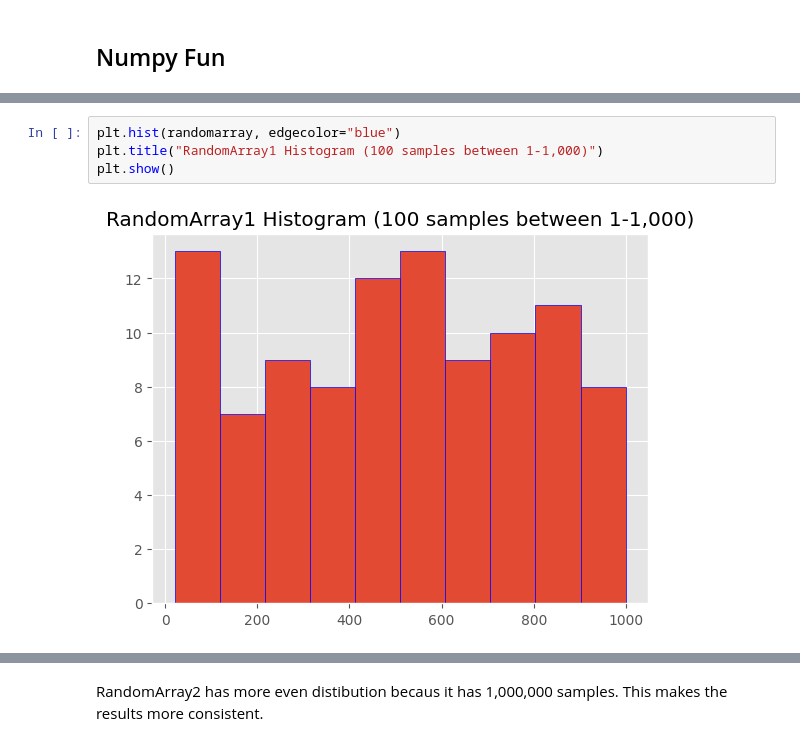
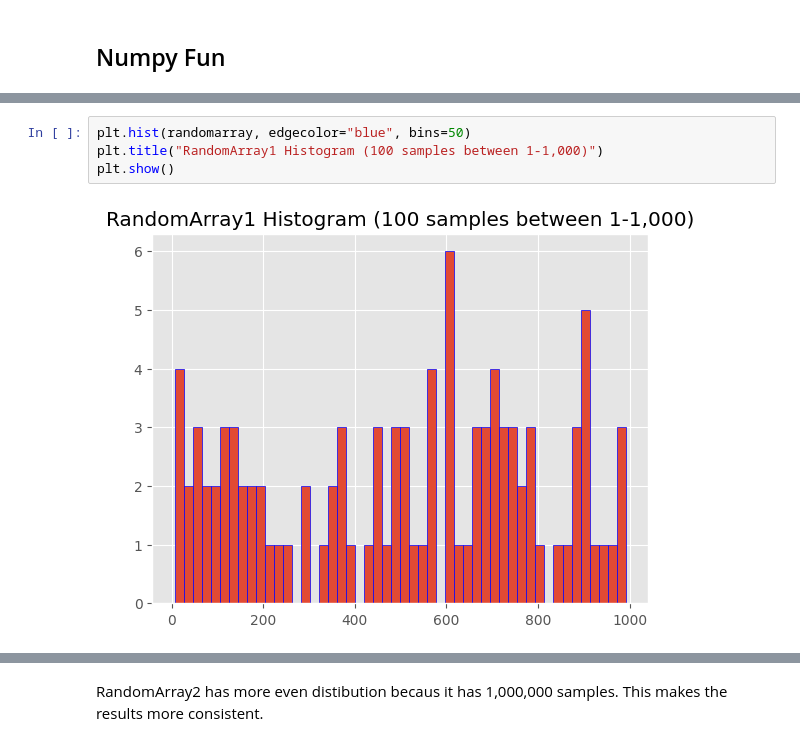
Before and after one commit to ctibby/python_statistics, a Jupyter notebook: pythonstatistics/pythonstatistics.ipynb, the cells around one changed output, grey strips where cells are left out. Saved outputs shown, nothing was run; the diff lists cells and outputs as text.

```diff
--- a/pythonstatistics/pythonstatistics.ipynb
+++ b/pythonstatistics/pythonstatistics.ipynb
@@ -55,9 +46,9 @@ Max 999
 # %%
-plt.hist(randomarray, edgecolor="blue")
+plt.hist(randomarray, edgecolor="blue", bins=50)
 plt.title("RandomArray1 Histogram (100 samples between 1-1,000)")
 plt.show()
 # %% [output]
-[figure, old version]
+[figure, new version]
 # %%
 randomarray2 = np.random.randint(1000, size=1000000)
 print(randomarray2)
```
Also changed, not shown: parts of 19 cells of this notebook.
